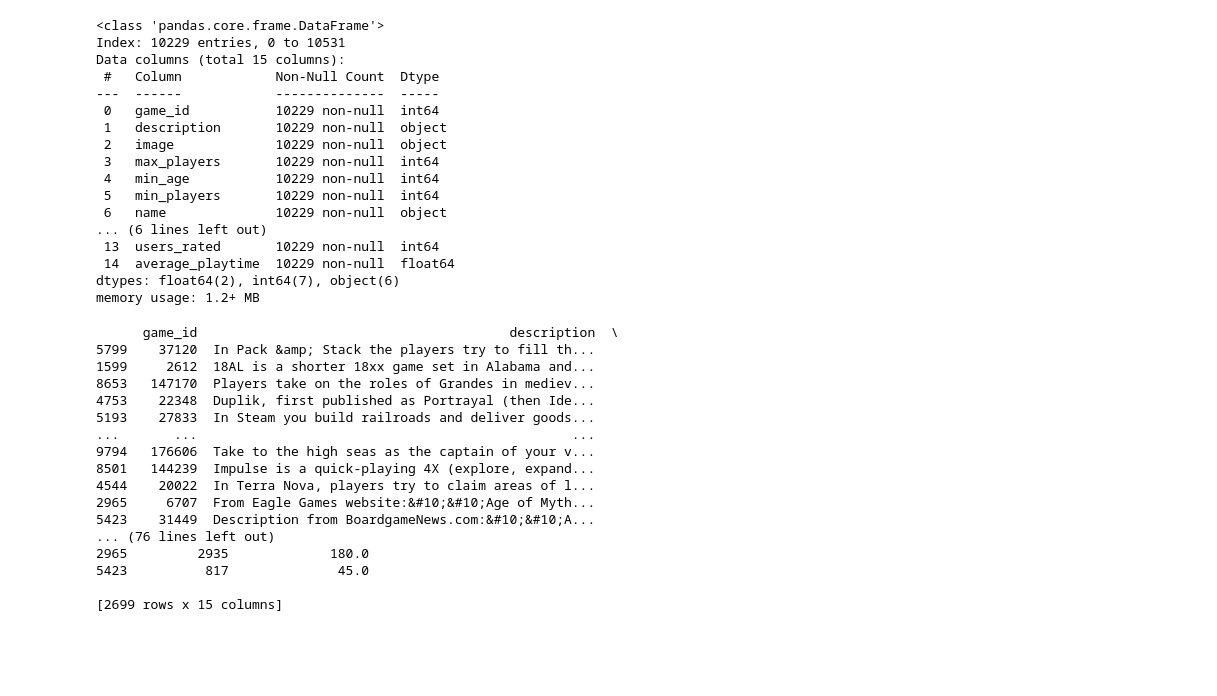
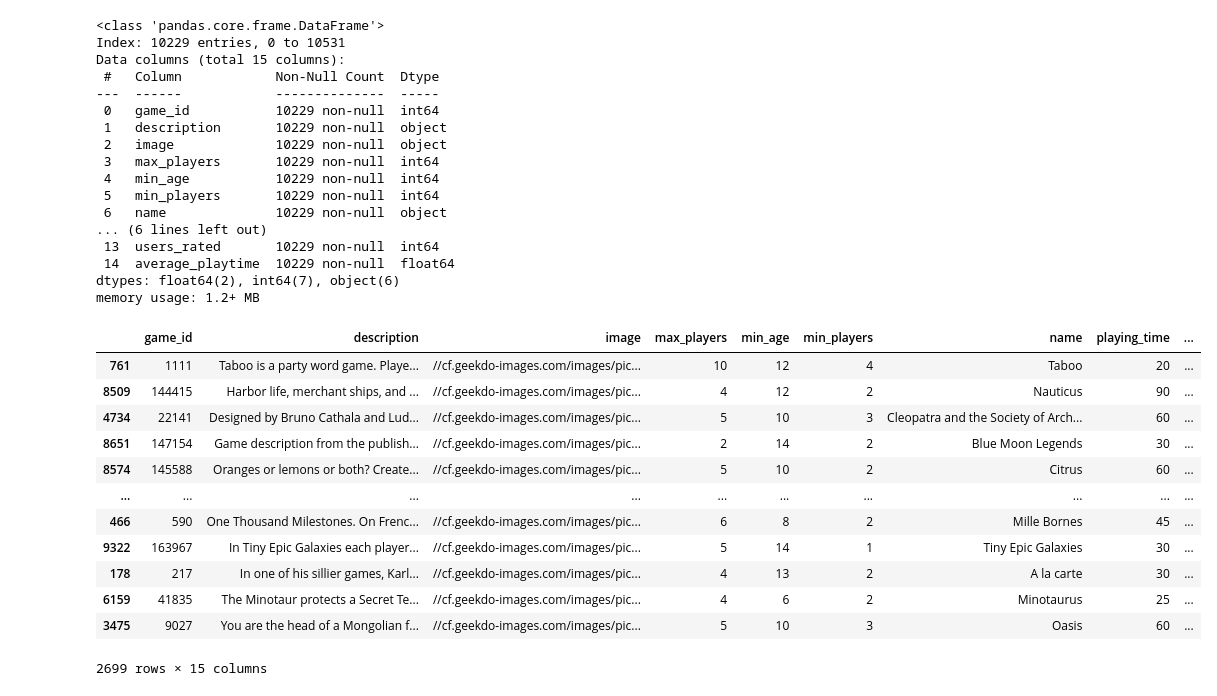
Before and after one commit to Albiinn/board-games-data-pre-processing, a Jupyter notebook: main.ipynb, the cells around one changed output. Saved outputs shown, nothing was run; the diff lists cells and outputs as text; code cells hidden in the pictures; blank space fills up the shorter version.

```diff
--- a/main.ipynb
+++ b/main.ipynb
@@ -204,30 +195,26 @@ memory usage: 1.2+ MB
 # %%
 # Filter rows where 'users_rated' is greater than or equal to 500
 high_users_rated_rows = dataset[dataset['users_rated'] >= 500]
 
 # Set sample_size to the number of rows in high_users_rated_rows
 sample_size = len(high_users_rated_rows)
 
 # Perform random sampling for the filtered rows
 sampled_high_users_rated_rows = high_users_rated_rows.sample(n=sample_size)
 
 # Display the sampled rows with 'users_rated' greater than or equal to 500
-print(sampled_high_users_rated_rows)
+sampled_high_users_rated_rows
 # %% [output]
+|  | game_id | description | image | max_players | min_age | min_players | name | playing_time | ... |
+| 761 | 1111 | Taboo is a party word game. Playe... | //cf.geekdo-images.com/images/pic... | 10 | 12 | 4 | Taboo | 20 | ... |
+| 8509 | 144415 | Harbor life, merchant ships, and ... | //cf.geekdo-images.com/images/pic... | 4 | 12 | 2 | Nauticus | 90 | ... |
+| 4734 | 22141 | Designed by Bruno Cathala and Lud... | //cf.geekdo-images.com/images/pic... | 5 | 10 | 3 | Cleopatra and the Society of Arch... | 60 | ... |
+| 8651 | 147154 | Game description from the publish... | //cf.geekdo-images.com/images/pic... | 2 | 14 | 2 | Blue Moon Legends | 30 | ... |
+| 8574 | 145588 | Oranges or lemons or both? Create... | //cf.geekdo-images.com/images/pic... | 5 | 10 | 2 | Citrus | 60 | ... |
+| ... | ... | ... | ... | ... | ... | ... | ... | ... | ... |
+| 466 | 590 | One Thousand Milestones. On Frenc... | //cf.geekdo-images.com/images/pic... | 6 | 8 | 2 | Mille Bornes | 45 | ... |
+| 9322 | 163967 | In Tiny Epic Galaxies each player... | //cf.geekdo-images.com/images/pic... | 5 | 14 | 1 | Tiny Epic Galaxies | 30 | ... |
+| 178 | 217 | In one of his sillier games, Karl... | //cf.geekdo-images.com/images/pic... | 4 | 13 | 2 | A la carte | 30 | ... |
+| 6159 | 41835 | The Minotaur protects a Secret Te... | //cf.geekdo-images.com/images/pic... | 4 | 6 | 2 | Minotaurus | 25 | ... |
+| 3475 | 9027 | You are the head of a Mongolian f... | //cf.geekdo-images.com/images/pic... | 5 | 10 | 3 | Oasis | 60 | ... |
-      game_id                                        description  \
-5799    37120  In Pack &amp; Stack the players try to fill th...
-1599     2612  18AL is a shorter 18xx game set in Alabama and...
-8653   147170  Players take on the roles of Grandes in mediev...
-4753    22348  Duplik, first published as Portrayal (then Ide...
-5193    27833  In Steam you build railroads and deliver goods...
-...       ...                                                ...
-9794   176606  Take to the high seas as the captain of your v...
-8501   144239  Impulse is a quick-playing 4X (explore, expand...
-4544    20022  In Terra Nova, players try to claim areas of l...
-2965     6707  From Eagle Games website:&#10;&#10;Age of Myth...
-5423    31449  Description from BoardgameNews.com:&#10;&#10;A...
-... (76 lines left out)
-2965         2935             180.0
-5423          817              45.0
-
-[2699 rows x 15 columns]
+2699 rows × 15 columns
```
Also changed, not shown: parts of 4 cells of this notebook.
